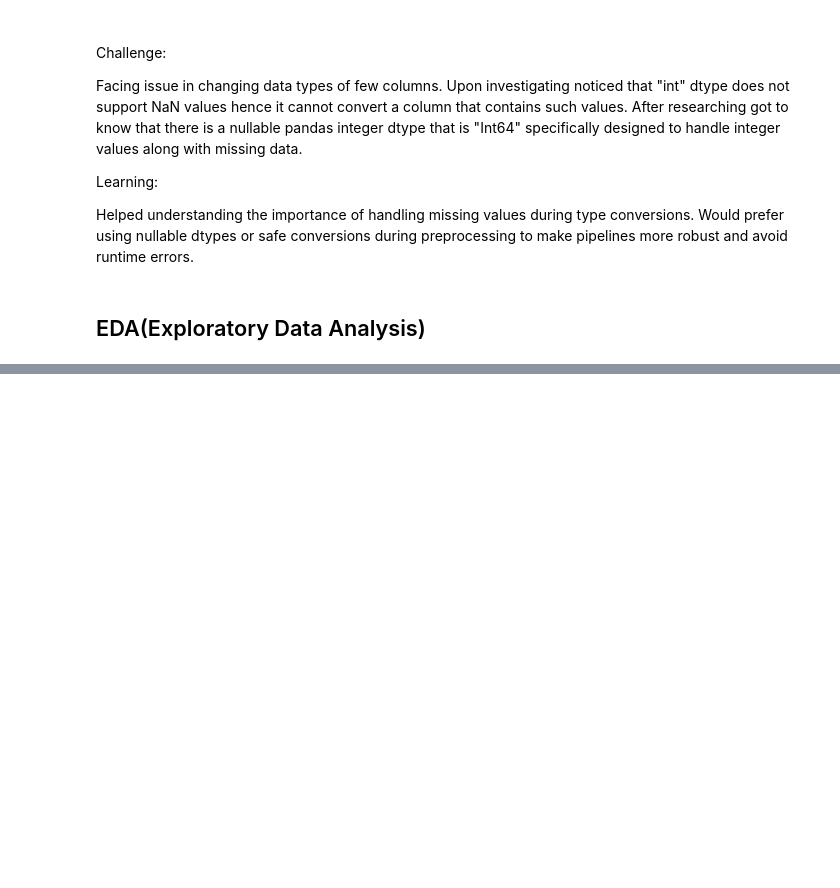
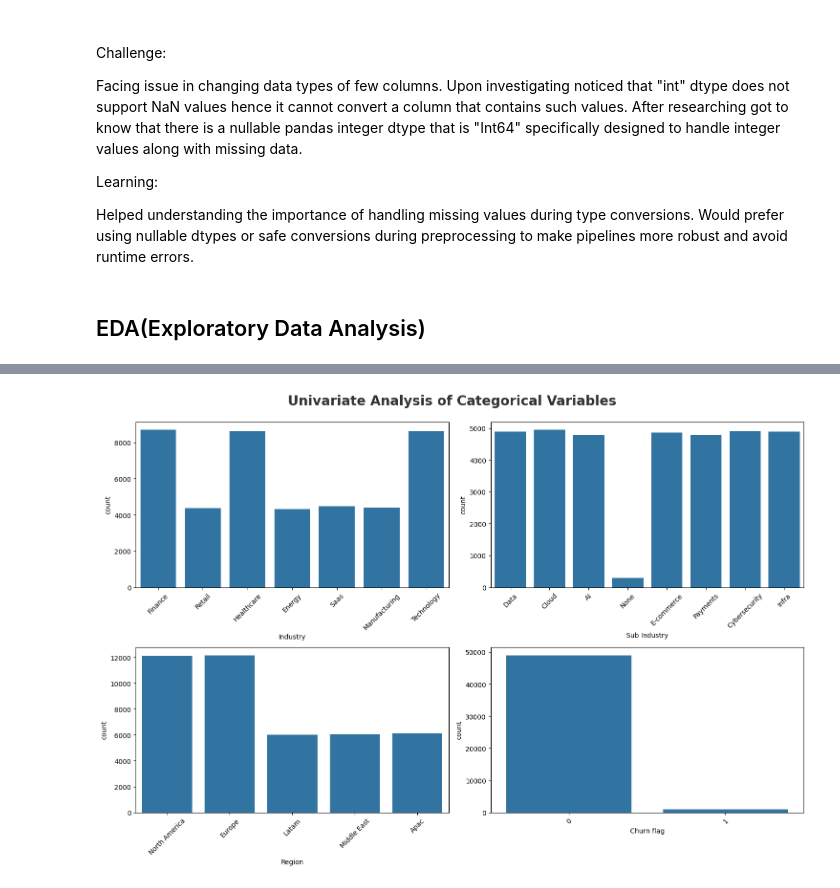
Before and after one commit to prathamgarg08/Churn-Prediction, a Jupyter notebook: notebooks/EDA.ipynb, the cells around one changed output, grey strips where cells are left out. Saved outputs shown, nothing was run; the diff lists cells and outputs as text; code cells hidden in the pictures; blank space fills up the shorter version.

```diff
--- a/notebooks/EDA.ipynb
+++ b/notebooks/EDA.ipynb
@@ -244,0 +292,13 @@ df['Tenure(d)']=df['Tenure(d)'].astype("Int64")
+# %%
+categories=['Industry','Sub Industry','Region','Churn flag']
+fig,axes=plt.subplots(2,2,figsize=(15,10))
+plt.suptitle('Univariate Analysis of Categorical Variables',fontsize=20,fontweight='bold',alpha=0.8,y=1.)
+axes=axes.flatten()
+for i,col in enumerate(categories):
+    sns.countplot(data=df,x=col,ax=axes[i])
+    # axes[i].set_title(col)
+    axes[i].tick_params(axis='x',rotation=45)
+plt.tight_layout()
+plt.show()
+# %% [output]
+[figure, added]
```
Also changed, not shown: parts of 7 cells of this notebook.
